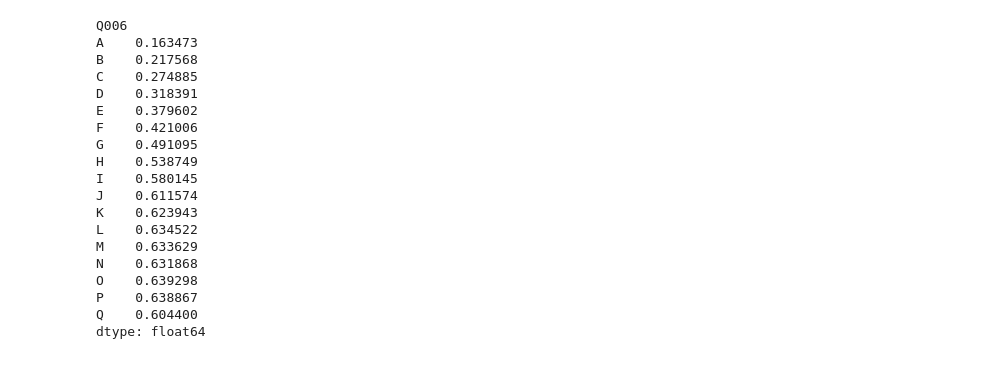
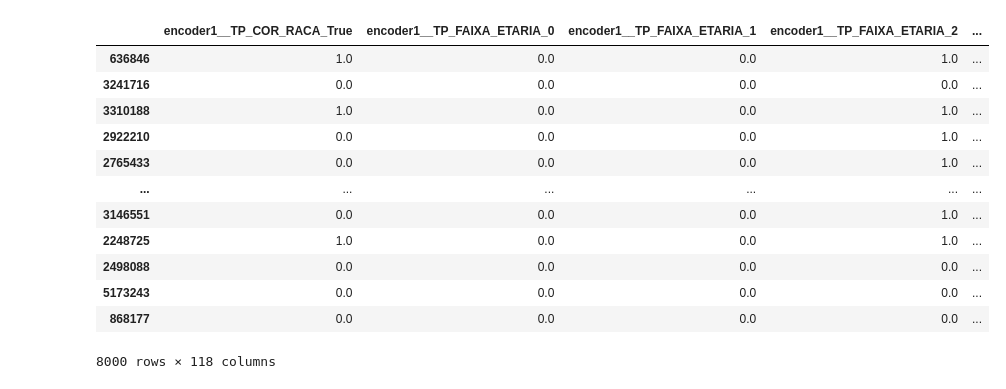
Before and after one commit to hiaac-finance/sellf, a Jupyter notebook: lending_experiment/enem.ipynb, the cells around one changed output. Saved outputs shown, nothing was run; the diff lists cells and outputs as text; code cells hidden in the pictures.

```diff
--- a/lending_experiment/enem.ipynb
+++ b/lending_experiment/enem.ipynb
@@ -8 +14,17 @@ df = pd.read_csv("data/MICRODADOS_ENEM_2020.csv", encoding="cp860", sep=";")
+# %%
+X_train_encoded
+# %% [output]
+|  | encoder1__TP_COR_RACA_True | encoder1__TP_FAIXA_ETARIA_0 | encoder1__TP_FAIXA_ETARIA_1 | encoder1__TP_FAIXA_ETARIA_2 | ... |
+| 636846 | 1.0 | 0.0 | 0.0 | 1.0 | ... |
+| 3241716 | 0.0 | 0.0 | 0.0 | 0.0 | ... |
+| 3310188 | 1.0 | 0.0 | 0.0 | 1.0 | ... |
+| 2922210 | 0.0 | 0.0 | 0.0 | 1.0 | ... |
+| 2765433 | 0.0 | 0.0 | 0.0 | 1.0 | ... |
+| ... | ... | ... | ... | ... | ... |
+| 3146551 | 0.0 | 0.0 | 0.0 | 1.0 | ... |
+| 2248725 | 1.0 | 0.0 | 0.0 | 1.0 | ... |
+| 2498088 | 0.0 | 0.0 | 0.0 | 0.0 | ... |
+| 5173243 | 0.0 | 0.0 | 0.0 | 0.0 | ... |
+| 868177 | 0.0 | 0.0 | 0.0 | 0.0 | ... |
+8000 rows × 118 columns
 # %%
@@ -16,24 +43,0 @@ df["TP_FAIXA_ETARIA"] = df["TP_FAIXA_ETARIA"].apply(lambda x : x if x < 16 else
-# %%
-def test(df):
-    return (df.target > 500).mean()
-df.groupby(["Q006"]).apply(test)
-# %% [output]
-Q006
-A    0.163473
-B    0.217568
-C    0.274885
-D    0.318391
-E    0.379602
-F    0.421006
-G    0.491095
-H    0.538749
-I    0.580145
-J    0.611574
-K    0.623943
-L    0.634522
-M    0.633629
-N    0.631868
-O    0.639298
-P    0.638867
-Q    0.604400
-dtype: float64
```
Also changed, not shown: parts of 22 cells of this notebook, 3 other files.
